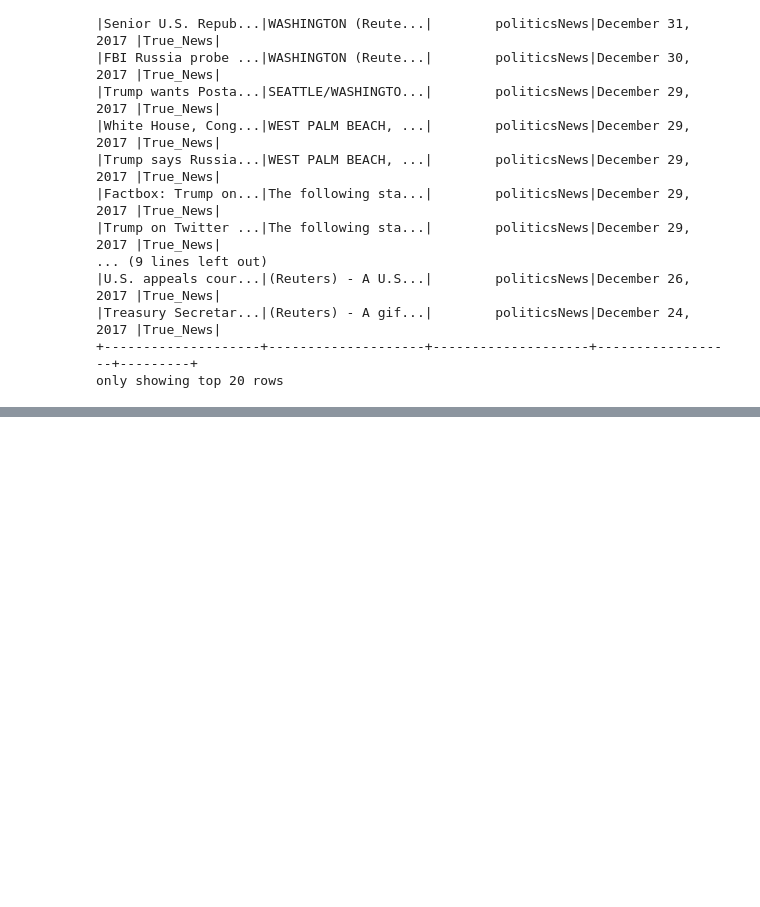
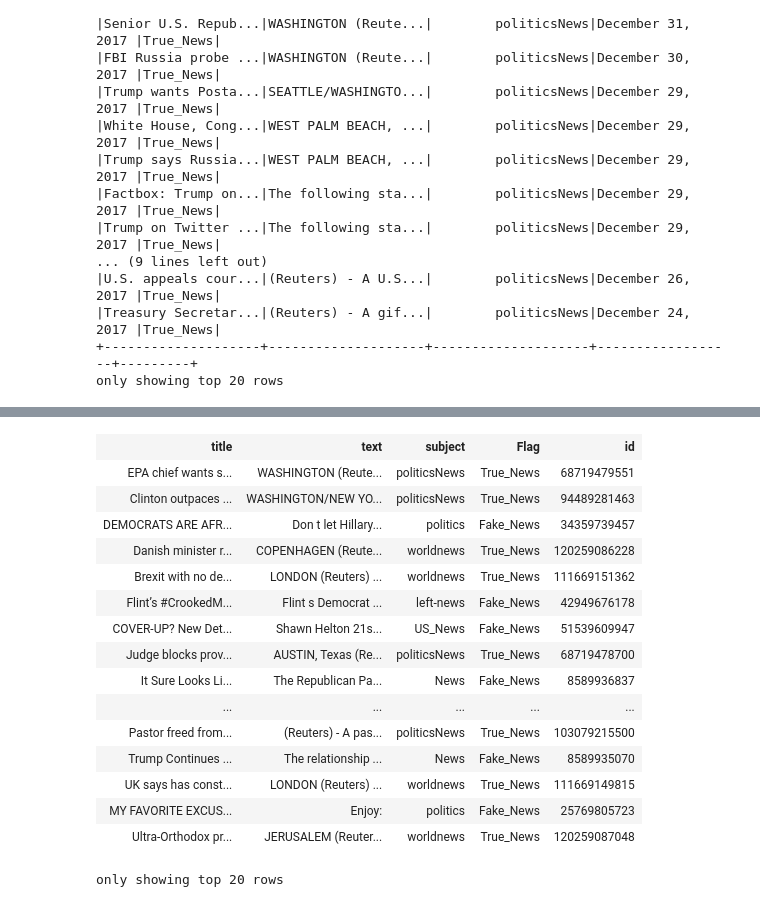
Before and after one commit to AkkiPooja/Fake-News-Detection-Data-Analysis, a Jupyter notebook: Fake-News-Detection-Algorithm.ipynb, the cells around one changed output, grey strips where cells are left out. Cells and saved outputs as stored; diff of their text form; code cells hidden in the pictures; blank space fills up the shorter version.

```diff
--- a/Fake-News-Detection-Algorithm.ipynb
+++ b/Fake-News-Detection-Algorithm.ipynb
@@ -110,3 +113,5 @@ df_true.show()
 only showing top 20 rows
 # %%
 #concat the two tables
+df_concat = df_fake.unionByName(df_true, allowMissingColumns=True)
+df_concat.show()
@@ -112,0 +136,8 @@ only showing top 20 rows
+# %%
+#specifying the row number to each row
+
+from pyspark.sql.functions import monotonically_increasing_id
+
+df_concat = df_concat.select("*").withColumn("id", monotonically_increasing_id())
+
+df_concat.show()
@@ -112,0 +166,6 @@ only showing top 20 rows
+# %%
+#### has to randomly shuffle the data
+import pyspark.sql.functions as F
+
+df_concat = df_concat.select("*").orderBy(F.rand())
+df_concat.show()
@@ -112,0 +190,23 @@ only showing top 20 rows
+# %%
+# Remove the unwanted coloumn
+
+df_concat =  df_concat.drop(df_concat["date"])
+df_concat
+# %% [output]
+| title | text | subject | Flag | id |
+| EPA chief wants s... | WASHINGTON (Reute... | politicsNews | True_News | 68719479551 |
+| Clinton outpaces ... | WASHINGTON/NEW YO... | politicsNews | True_News | 94489281463 |
+| DEMOCRATS ARE AFR... | Don t let Hillary... | politics | Fake_News | 34359739457 |
+| Danish minister r... | COPENHAGEN (Reute... | worldnews | True_News | 120259086228 |
+| Brexit with no de... | LONDON (Reuters) ... | worldnews | True_News | 111669151362 |
+| Flint’s #CrookedM... | Flint s Democrat ... | left-news | Fake_News | 42949676178 |
+| COVER-UP? New Det... | Shawn Helton 21s... | US_News | Fake_News | 51539609947 |
+| Judge blocks prov... | AUSTIN, Texas (Re... | politicsNews | True_News | 68719478700 |
+| It Sure Looks Li... | The Republican Pa... | News | Fake_News | 8589936837 |
+| ... | ... | ... | ... | ... |
+| Pastor freed from... | (Reuters) - A pas... | politicsNews | True_News | 103079215500 |
+| Trump Continues ... | The relationship ... | News | Fake_News | 8589935070 |
+| UK says has const... | LONDON (Reuters) ... | worldnews | True_News | 111669149815 |
+| MY FAVORITE EXCUS... | Enjoy: | politics | Fake_News | 25769805723 |
+| Ultra-Orthodox pr... | JERUSALEM (Reuter... | worldnews | True_News | 120259087048 |
+only showing top 20 rows
```
Also changed, not shown: parts of 18 cells of this notebook, 2 other files.
